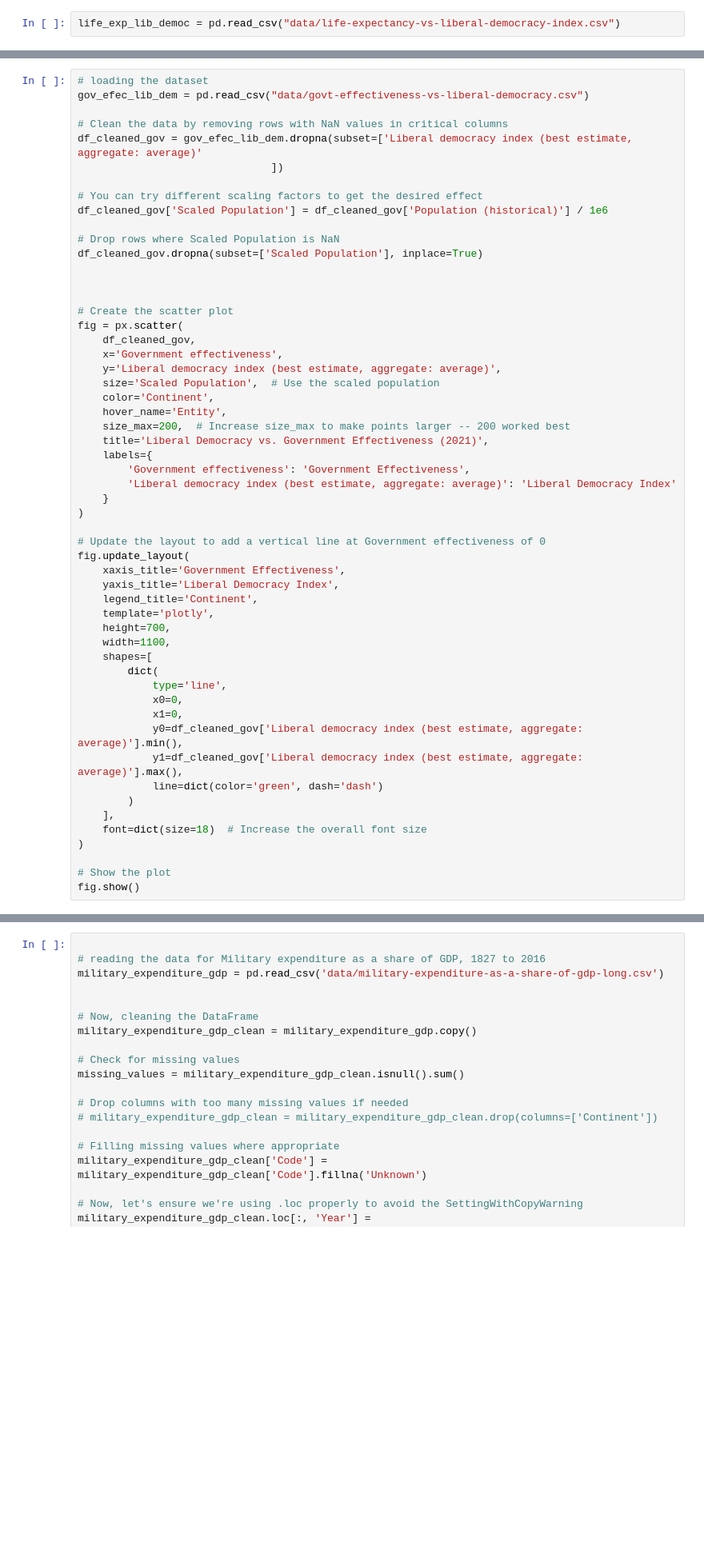
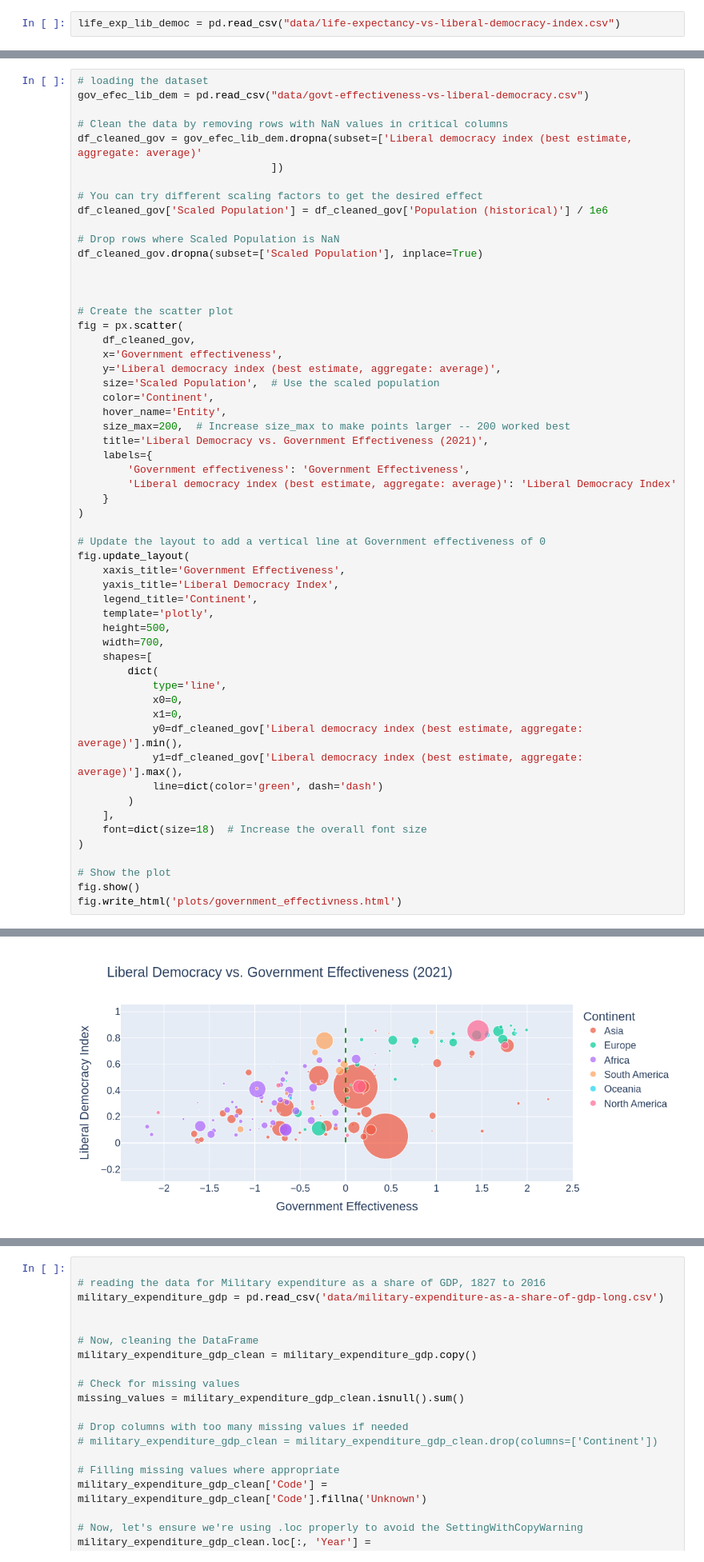
Before and after one commit to tkBischoff/DataVizDemocracy, a Jupyter notebook: zabi.ipynb, the cells around one changed output, grey strips where cells are left out. Shown at 80% size. Cells and saved outputs as stored; diff of their text form; blank space fills up the shorter version.

```diff
--- a/zabi.ipynb
+++ b/zabi.ipynb
@@ -129,8 +93,8 @@ fig.update_layout(
     yaxis_title='Liberal Democracy Index',
     legend_title='Continent',
     template='plotly',
-    height=700,
-    width=1100,
+    height=500,
+    width=700,
     shapes=[
         dict(
             type='line',
@@ -146,6 +110,7 @@ fig.update_layout(
 
 # Show the plot
 fig.show()
+fig.write_html('plots/government_effectivness.html')
 # %% [output]
 A value is trying to be set on a copy of a slice from a DataFrame.
 Try using .loc[row_indexer,col_indexer] = value instead
@@ -161,3 +125,4 @@ See the caveats in the documentation: https://pandas.pydata.org/pandas-docs/stab
+[figure, added]
 # %%
 # Load the dataset
 df = life_exp_lib_democ
```
Also changed, not shown: parts of 9 cells of this notebook, 9 other files.
